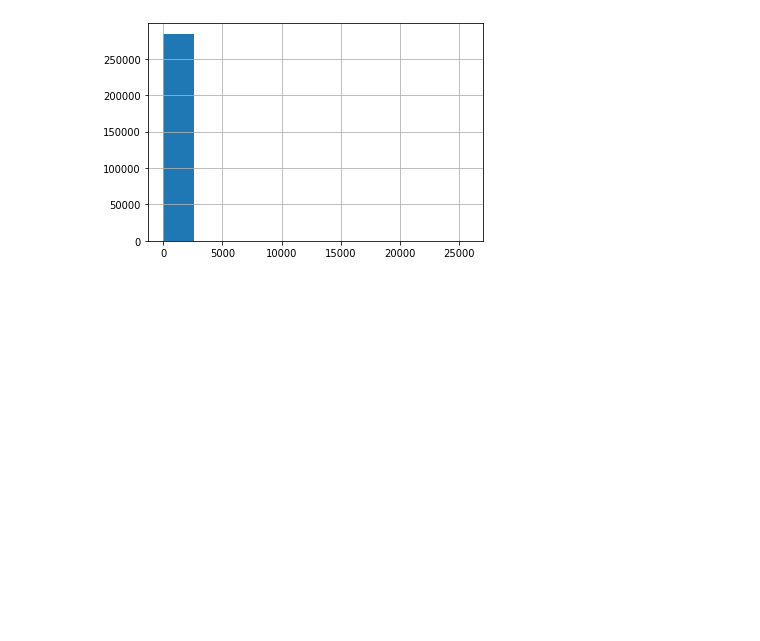
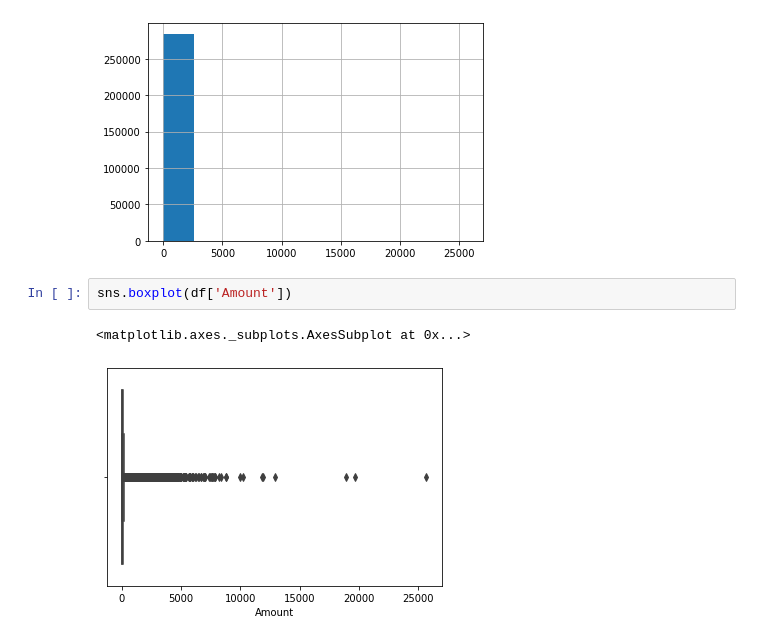
Before and after one commit to ipatel467/Credit-Card-Fraud-Detection, a Jupyter notebook: Index.ipynb, the cells around one changed output. Cells and saved outputs as stored; diff of their text form; blank space fills up the shorter version.

```diff
--- a/Index.ipynb
+++ b/Index.ipynb
@@ -90,3 +90,8 @@ df['Amount'].hist()
 # %% [output]
 <matplotlib.axes._subplots.AxesSubplot at 0x...>
 [figure]
+# %%
+sns.boxplot(df['Amount'])
+# %% [output]
+<matplotlib.axes._subplots.AxesSubplot at 0x...>
+[figure, added]
```
Also changed, not shown: parts of 4 cells of this notebook.
